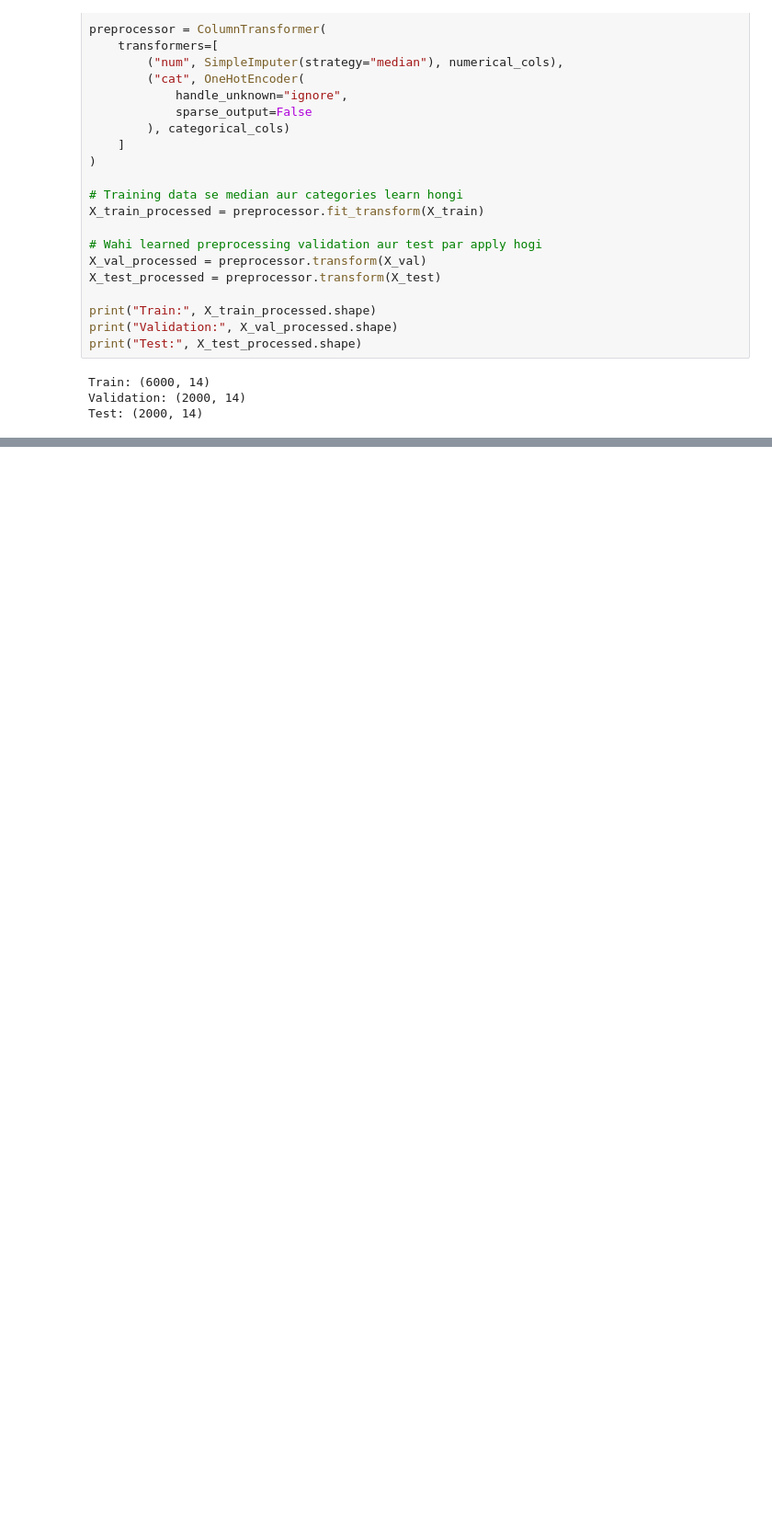
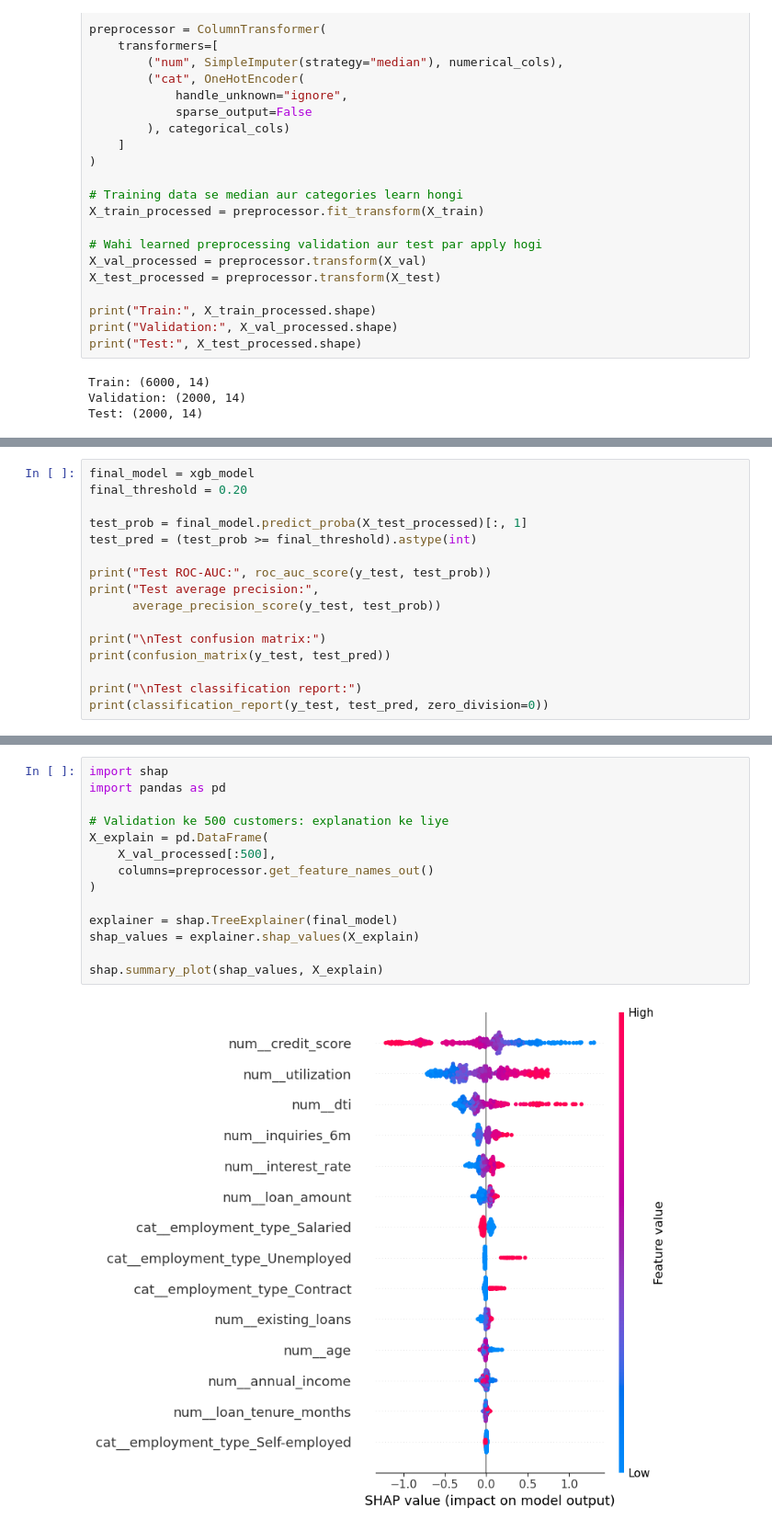
Before and after one commit to rashmi8kumari/XGBoost_Algorithm, a Jupyter notebook: XGBoost_Algorithm.ipynb, the cells around one changed output, grey strips where cells are left out. Shown at 92% size. Cells and saved outputs as stored; diff of their text form; blank space fills up the shorter version.

```diff
--- a/XGBoost_Algorithm.ipynb
+++ b/XGBoost_Algorithm.ipynb
@@ -108,0 +266,16 @@ Test: (2000, 14)
+# %%
+final_model = xgb_model
+final_threshold = 0.20
+
+test_prob = final_model.predict_proba(X_test_processed)[:, 1]
+test_pred = (test_prob >= final_threshold).astype(int)
+
+print("Test ROC-AUC:", roc_auc_score(y_test, test_prob))
+print("Test average precision:",
+      average_precision_score(y_test, test_prob))
+
+print("\nTest confusion matrix:")
+print(confusion_matrix(y_test, test_pred))
+
+print("\nTest classification report:")
+print(classification_report(y_test, test_pred, zero_division=0))
@@ -108,0 +342,16 @@ Test: (2000, 14)
+# %%
+import shap
+import pandas as pd
+
+# Validation ke 500 customers: explanation ke liye
+X_explain = pd.DataFrame(
+    X_val_processed[:500],
+    columns=preprocessor.get_feature_names_out()
+)
+
+explainer = shap.TreeExplainer(final_model)
+shap_values = explainer.shap_values(X_explain)
+
+shap.summary_plot(shap_values, X_explain)
+# %% [output]
+[figure, added]
```
Also changed, not shown: parts of 11 cells of this notebook.
